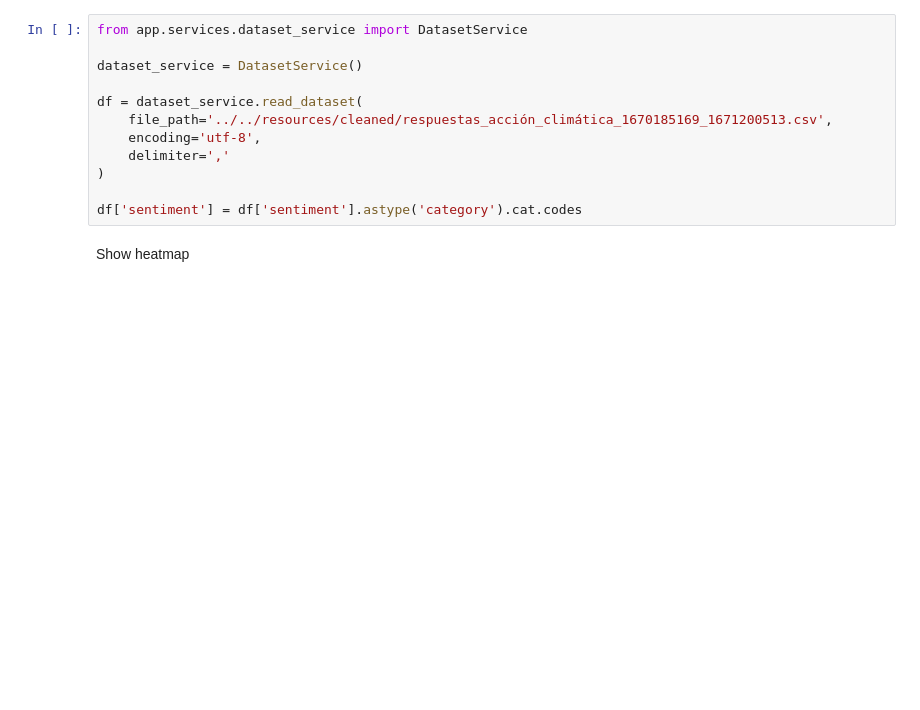
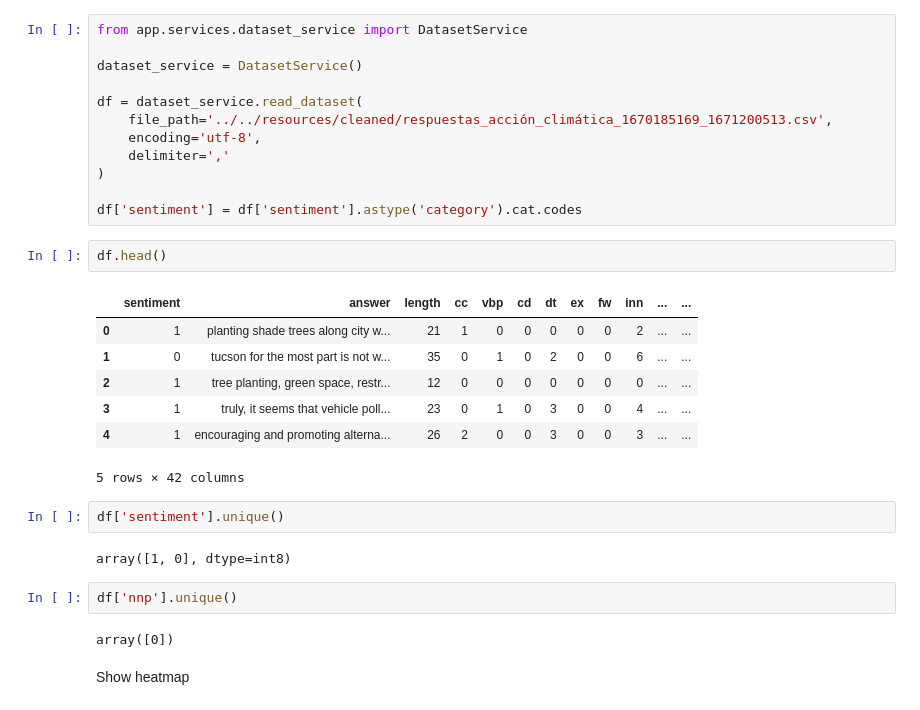
Before and after one commit to porfirioads/mcpi-tesis-backend, a Jupyter notebook: app/notebooks/feature-correlation.ipynb, the cells around one changed output. Drawn from its saved outputs; the diff is of its cells as text; blank space fills up the shorter version.

Commit message:
feat: start to add column values

```diff
--- a/app/notebooks/feature-correlation.ipynb
+++ b/app/notebooks/feature-correlation.ipynb
@@ -26,6 +26,24 @@ df = dataset_service.read_dataset(
 )
 
 df['sentiment'] = df['sentiment'].astype('category').cat.codes
+# %%
+df.head()
+# %% [output]
+|  | sentiment | answer | length | cc | vbp | cd | dt | ex | fw | inn | ... | ... |
+| 0 | 1 | planting shade trees along city w... | 21 | 1 | 0 | 0 | 0 | 0 | 0 | 2 | ... | ... |
+| 1 | 0 | tucson for the most part is not w... | 35 | 0 | 1 | 0 | 2 | 0 | 0 | 6 | ... | ... |
+| 2 | 1 | tree planting, green space, restr... | 12 | 0 | 0 | 0 | 0 | 0 | 0 | 0 | ... | ... |
+| 3 | 1 | truly, it seems that vehicle poll... | 23 | 0 | 1 | 0 | 3 | 0 | 0 | 4 | ... | ... |
+| 4 | 1 | encouraging and promoting alterna... | 26 | 2 | 0 | 0 | 3 | 0 | 0 | 3 | ... | ... |
+5 rows × 42 columns
+# %%
+df['sentiment'].unique()
+# %% [output]
+array([1, 0], dtype=int8)
+# %%
+df['nnp'].unique()
+# %% [output]
+array([0])
 # %% [markdown]
 Show heatmap
 # %%
```
